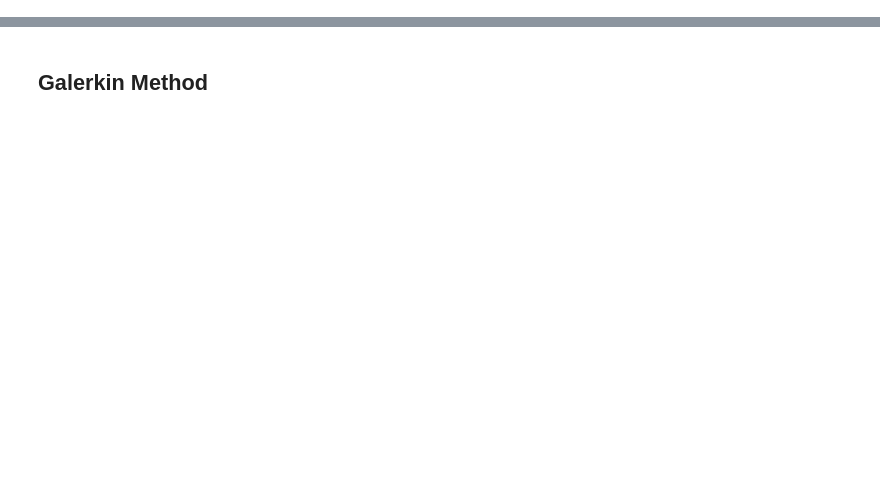
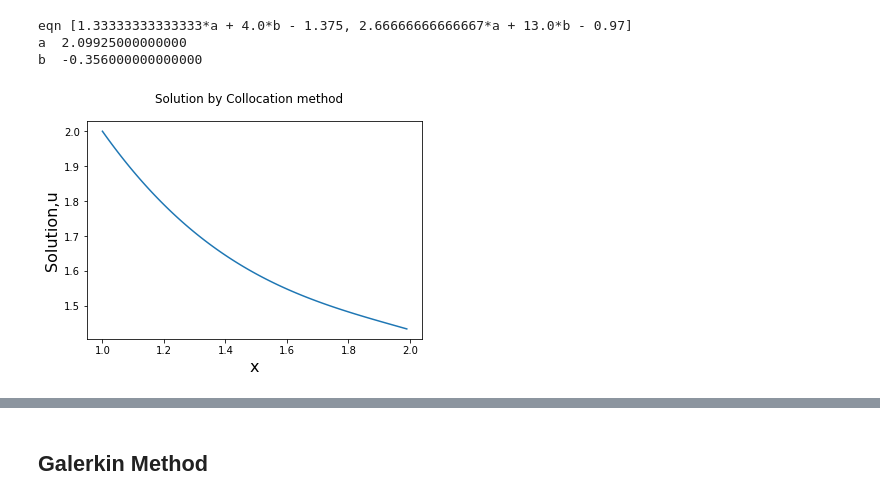
Before and after one commit to nimRobotics/CFD, a Jupyter notebook: FEM/Assignment_1_ME5102.ipynb, the cells around one changed output, grey strips where cells are left out. Drawn from its saved outputs; the diff is of its cells as text; code cells hidden in the pictures; blank space fills up the shorter version.

```diff
--- a/FEM/Assignment_1_ME5102.ipynb
+++ b/FEM/Assignment_1_ME5102.ipynb
@@ -44,0 +43,35 @@ x =  4.89389362525
+# %%
+import matplotlib.pyplot as plt
+import numpy as np
+from sympy import *
+
+a_col = Symbol('a')
+b_col = Symbol('b')
+val_col = [4/3 ,5/3]
+eqn_col =[]
+
+def function(x):
+	for x in val_col:
+		# calculating residuals
+		eqn_col.append(-0.25+4*(x-1)*a_col+3*(3*(x**2)-4)*b_col-(2/(x**2)))
+	return(eqn_col)
+
+solve(function(val_col), [a_col,b_col])
+print("eqn",eqn_col)
+
+z_col = solve(function(val_col), [a_col,b_col])
+print("a ",z.get(a_col))
+print("b ",z.get(b_col))
+
+x = np.arange(1, 2, 0.01)
+u_col = 2. - (0.25)*(x-1)+(x-1)*(x-3)*z_col.get(a_col)+(x-1)*(x**2+x-11)*z_col.get(b_col)
+plt.plot(x, u_col)
+plt.xlabel('x', fontsize=16)
+plt.ylabel('Solution,u', fontsize=16)
+plt.suptitle('Solution by Collocation method')
+plt.show()
+# %% [output]
+eqn [1.33333333333333*a + 4.0*b - 1.375, 2.66666666666667*a + 13.0*b - 0.97]
+a  2.09925000000000
+b  -0.356000000000000
+[figure, added]
```
Also changed, not shown: parts of 14 cells of this notebook, 45 other files.
